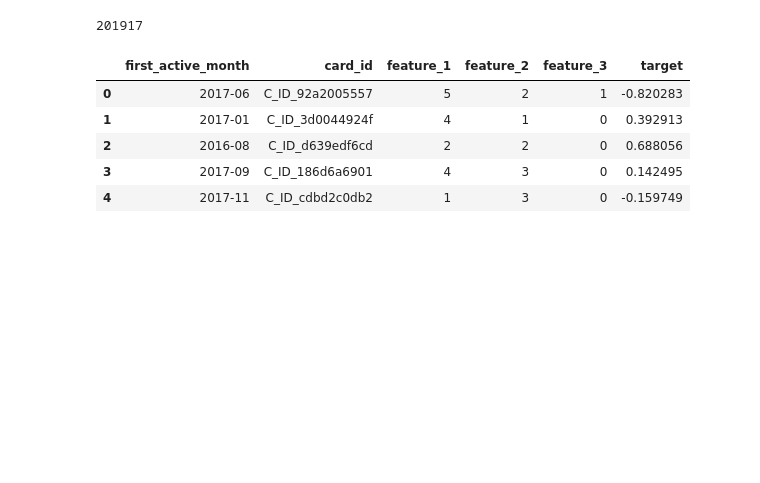
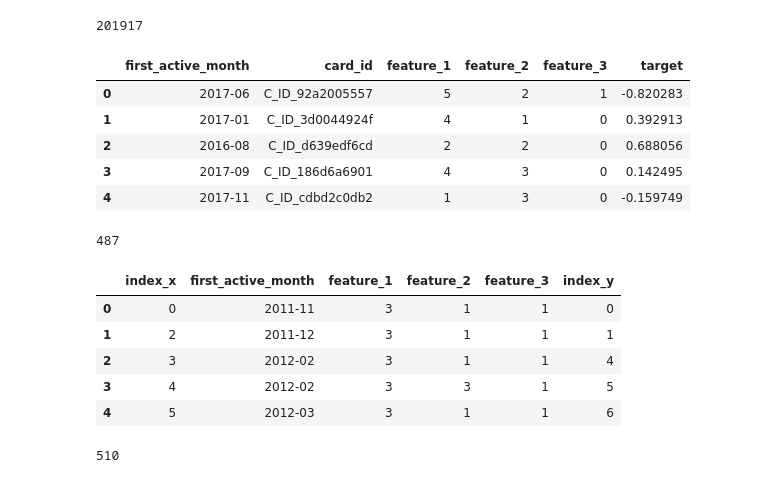
Before and after one commit to gane-dev/DeepLearning, a Jupyter notebook: elo-prediction.ipynb, the cells around one changed output. Saved outputs shown, nothing was run; the diff lists cells and outputs as text; code cells hidden in the pictures; blank space fills up the shorter version.

```diff
--- a/elo-prediction.ipynb
+++ b/elo-prediction.ipynb
@@ -18,3 +20,28 @@ customer.head()
 | 2 | 2016-08 | C_ID_d639edf6cd | 2 | 2 | 0 | 0.688056 |
 | 3 | 2017-09 | C_ID_186d6a6901 | 4 | 3 | 0 | 0.142495 |
 | 4 | 2017-11 | C_ID_cdbd2c0db2 | 1 | 3 | 0 | -0.159749 |
+# %%
+customer_id = customer.groupby(['first_active_month','feature_1','feature_2','feature_3'],as_index=False).count().reset_index()
+# %%
+customer_test_id = customer_test.groupby(['first_active_month','feature_1','feature_2','feature_3'],as_index=False).count().reset_index()
+# %%
+customer_test_id = customer_test_id[['index','first_active_month','feature_1','feature_2','feature_3']].copy()
+len(customer_test_id)
+# %% [output]
+487
+# %%
+check = pd.merge(customer_id, customer_test_id,how='outer',on=['first_active_month','feature_1','feature_2','feature_3'])
+# %%
+# check =check.dropna(inplace=True)
+check.head()
+# %% [output]
+|  | index_x | first_active_month | feature_1 | feature_2 | feature_3 | index_y |
+| 0 | 0 | 2011-11 | 3 | 1 | 1 | 0 |
+| 1 | 2 | 2011-12 | 3 | 1 | 1 | 1 |
+| 2 | 3 | 2012-02 | 3 | 1 | 1 | 4 |
+| 3 | 4 | 2012-02 | 3 | 3 | 1 | 5 |
+| 4 | 5 | 2012-03 | 3 | 1 | 1 | 6 |
+# %%
+len(check)
+# %% [output]
+510
```
Also changed, not shown: parts of 20 cells of this notebook.
